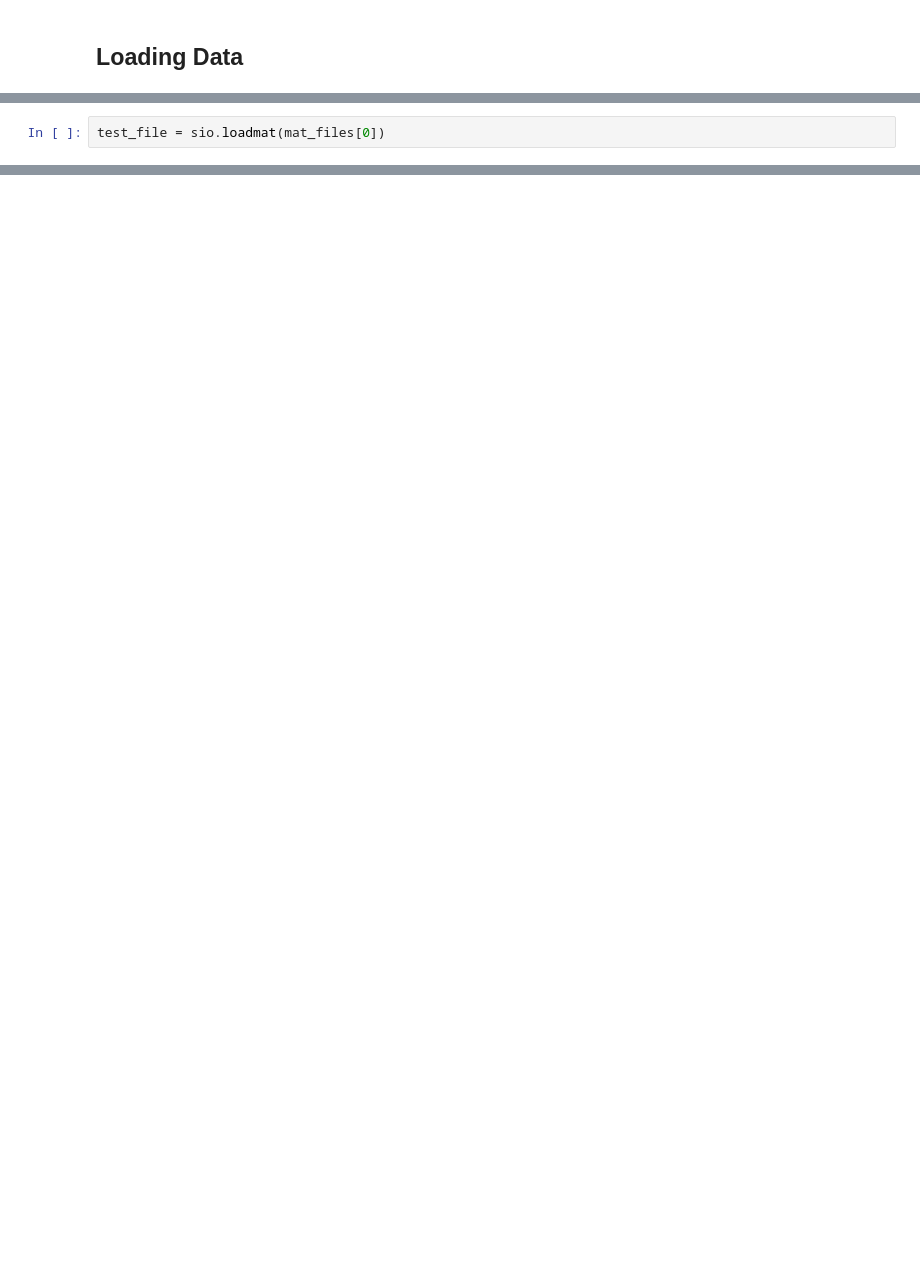
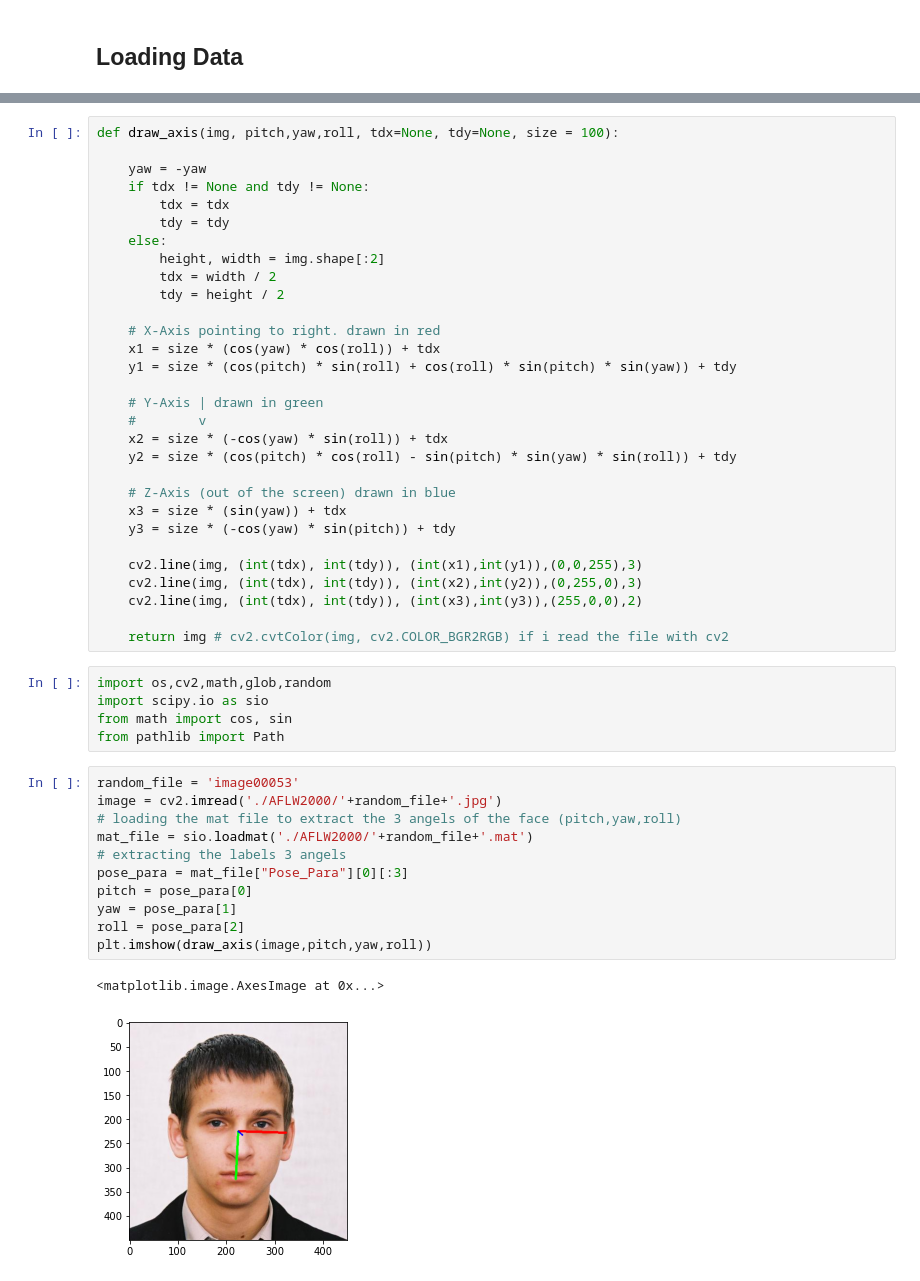
Before and after one commit to Mahmoud-shabban/Pose-estimation-project, a Jupyter notebook: project-notebook.ipynb, the cells around one changed output, grey strips where cells are left out. Cells and saved outputs as stored; diff of their text form; blank space fills up the shorter version.

```diff
--- a/project-notebook.ipynb
+++ b/project-notebook.ipynb
@@ -85,2 +56,0 @@ for i in os.scandir('./AFLW2000/'):
-# %%
-test_file = sio.loadmat(mat_files[0])
@@ -126,0 +221,49 @@ array([[-1.01934883],
+# %%
+def draw_axis(img, pitch,yaw,roll, tdx=None, tdy=None, size = 100):
+
+    yaw = -yaw
+    if tdx != None and tdy != None:
+        tdx = tdx
+        tdy = tdy
+    else:
+        height, width = img.shape[:2]
+        tdx = width / 2
+        tdy = height / 2
+
+    # X-Axis pointing to right. drawn in red
+    x1 = size * (cos(yaw) * cos(roll)) + tdx
+    y1 = size * (cos(pitch) * sin(roll) + cos(roll) * sin(pitch) * sin(yaw)) + tdy
+
+    # Y-Axis | drawn in green
+    #        v
+    x2 = size * (-cos(yaw) * sin(roll)) + tdx
+    y2 = size * (cos(pitch) * cos(roll) - sin(pitch) * sin(yaw) * sin(roll)) + tdy
+
+    # Z-Axis (out of the screen) drawn in blue
+    x3 = size * (sin(yaw)) + tdx
+    y3 = size * (-cos(yaw) * sin(pitch)) + tdy
+
+    cv2.line(img, (int(tdx), int(tdy)), (int(x1),int(y1)),(0,0,255),3)
+    cv2.line(img, (int(tdx), int(tdy)), (int(x2),int(y2)),(0,255,0),3)
+    cv2.line(img, (int(tdx), int(tdy)), (int(x3),int(y3)),(255,0,0),2)
+
+    return img # cv2.cvtColor(img, cv2.COLOR_BGR2RGB) if i read the file with cv2
+# %%
+import os,cv2,math,glob,random
+import scipy.io as sio
+from math import cos, sin
+from pathlib import Path
+# %%
+random_file = 'image00053'
+image = cv2.imread('./AFLW2000/'+random_file+'.jpg')
+# loading the mat file to extract the 3 angels of the face (pitch,yaw,roll)
+mat_file = sio.loadmat('./AFLW2000/'+random_file+'.mat')
+# extracting the labels 3 angels
+pose_para = mat_file["Pose_Para"][0][:3]
+pitch = pose_para[0]
+yaw = pose_para[1]
+roll = pose_para[2]
+plt.imshow(draw_axis(image,pitch,yaw,roll))
+# %% [output]
+<matplotlib.image.AxesImage at 0x...>
+[figure, added]
```
Also changed, not shown: parts of 47 cells of this notebook, 8 other files.
